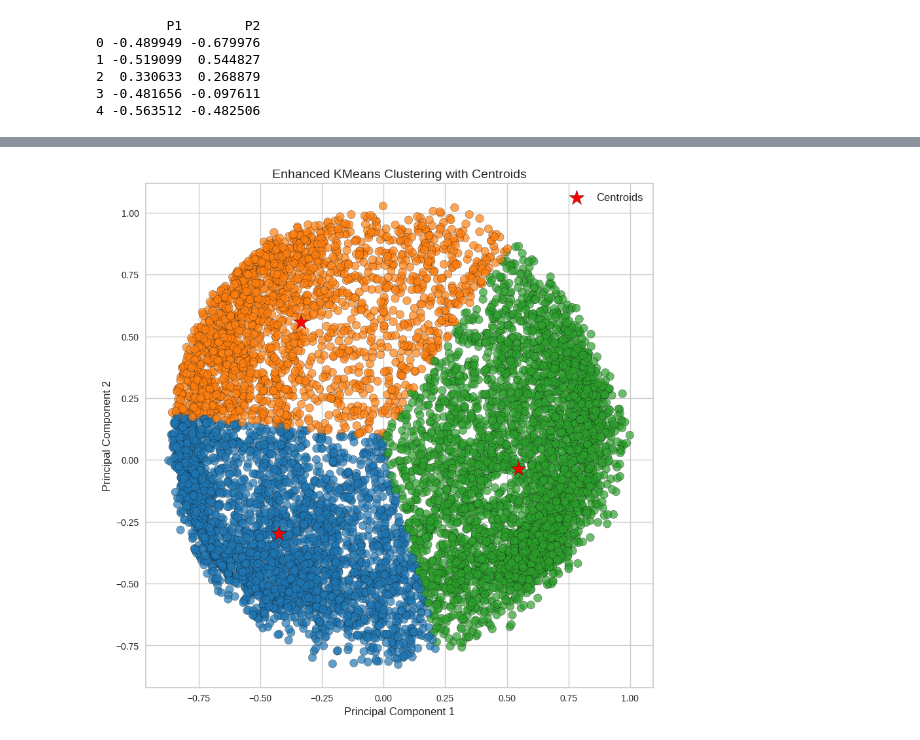
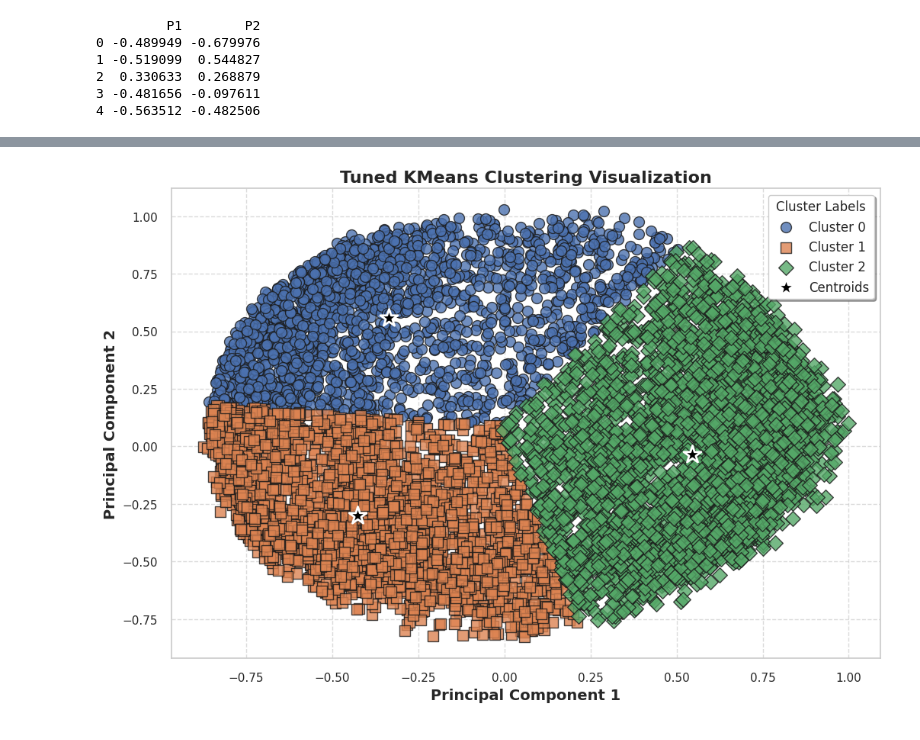
Before and after one commit to eksq1/dodo, a Jupyter notebook: inclass/010_K_means_094(1_2)_2활용.ipynb, the cells around one changed output, grey strips where cells are left out. Cells and saved outputs as stored; diff of their text form; code cells hidden in the pictures.

```diff
--- a/inclass/010_K_means_094(1_2)_2활용.ipynb
+++ b/inclass/010_K_means_094(1_2)_2활용.ipynb
@@ -229,41 +235,51 @@ plt.show()
 # %%
 # 모델 튜닝2
+import seaborn as sns
+import matplotlib.pyplot as plt
 from sklearn.cluster import KMeans
-from matplotlib.colors import ListedColormap
 
-# 클러스터 수를 설정하고 KMeans 모델 생성
+# 클러스터 수 설정 및 KMeans 모델 적용
 num_clusters = 3
 kmeans = KMeans(n_clusters=num_clusters, random_state=42)
 kmeans.fit(X_principal)
 
 # 각 데이터 포인트의 레이블 및 클러스터 중심점
 cluster_labels = kmeans.labels_
 cluster_centers = kmeans.cluster_centers_
 
-# 색상 맵핑 (4개의 구별되는 색상 지정)
-colors = ListedColormap(['#FF7F0E', '#1F77B4', '#2CA02C'])
+# 시각화 개선을 위해 seaborn 스타일 설정
+sns.set(style="whitegrid", context='notebook')
 
-# 그래프 크기 설정 및 투명도 조정
-plt.figure(figsize=(10, 10))
+# 그래프 크기 설정
+plt.figure(figsize=(12, 8))
 
-# 데이터 포인트 플로팅
-plt.scatter(X_principal['P1'], X_principal['P2'], c=cluster_labels, cmap=colors, s=80, alpha=0.7, edgecolor='k')
+# 마커 스타일 지정
+markers = ['o', 's', 'D']
 
-# 클러스터 중심점 표시 (별 모양 마커와 큰 크기)
-plt.scatter(cluster_centers[:, 0], cluster_centers[:, 1], c='red', marker='*', s=300, label='Centroids', edgecolor='k')
+# 각 클러스터 레이블에 따라 서로 다른 마커로 데이터 플로팅
+for i in range(num_clusters):
+    plt.scatter(X_principal.loc[cluster_labels == i, 'P1'],
+                X_principal.loc[cluster_labels == i, 'P2'],
+                s=100, alpha=0.8, edgecolor='k',
+                marker=markers[i], label=f'Cluster {i}')
+
+# 클러스터 중심 표시 (별 모양 마커로 크고 눈에 띄게)
+plt.scatter(cluster_centers[:, 0], cluster_centers[:, 1], c='black', marker='*', s=300, edgecolor='w', linewidth=2, label='Centroids')
 
 # 축 레이블 및 그래프 제목 설정
-plt.xlabel('Principal Component 1', fontsize=12)
-plt.ylabel('Principal Component 2', fontsize=12)
-plt.title('Enhanced KMeans Clustering with Centroids', fontsize=14)
+plt.xlabel('Principal Component 1', fontsize=14, fontweight='bold')
+plt.ylabel('Principal Component 2', fontsize=14, fontweight='bold')
+plt.title('Tuned KMeans Clustering Visualization', fontsize=16, fontweight='bold')
 
-# 범례 위치 설정
-plt.legend(loc='best', fontsize=12)
+# 범례 및 범례 스타일 설정
+plt.legend(loc='best', fontsize=12, frameon=True, shadow=True, title='Cluster Labels')
 
-# 그리기 및 표시
-plt.grid(True)
+# 그리드 및 스타일 향상
+plt.grid(True, linestyle='--', alpha=0.7)
+
+# 그래프 보여주기
 plt.show()
 # %% [output]
-[figure, old version]
+[figure, new version]
 # %%
 # 모델튜닝 3
```
Also changed, not shown: parts of 2 cells of this notebook.
